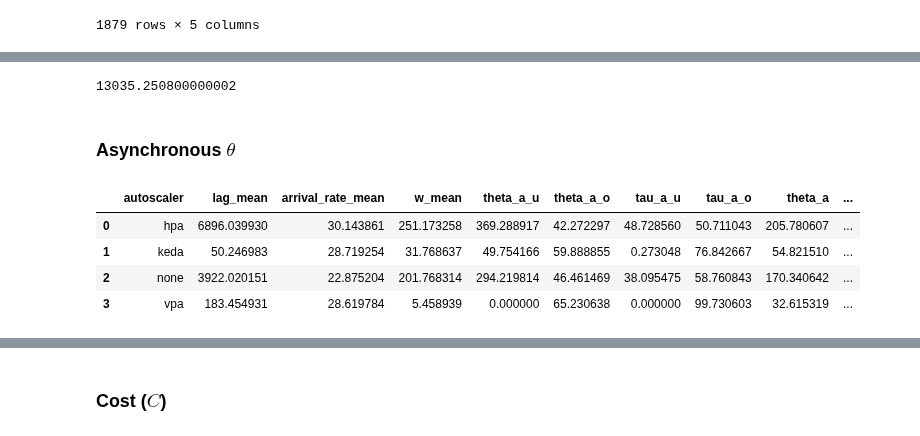
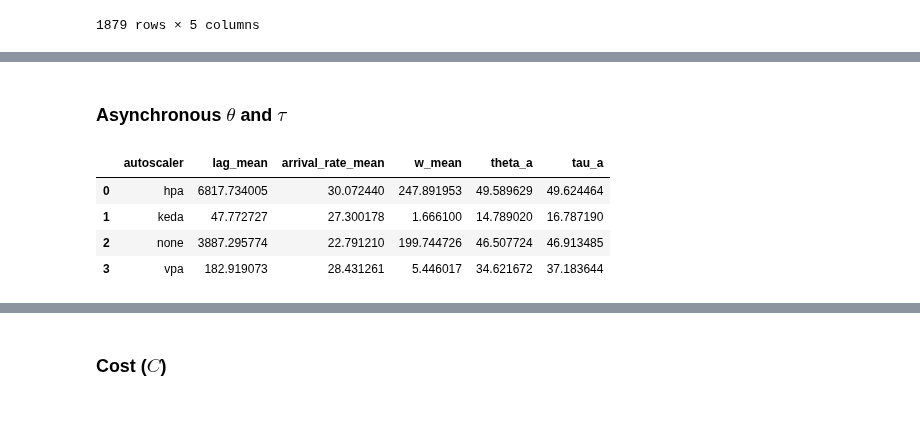
Before and after one commit to kasbench/kasbench-analysis, a Jupyter notebook: src/fdr.ipynb, the cells around one changed output, grey strips where cells are left out. Drawn from its saved outputs; the diff is of its cells as text; code cells hidden in the pictures.

```diff
--- a/src/fdr.ipynb
+++ b/src/fdr.ipynb
@@ -626,19 +566,15 @@ by_autoscaler_df
-# %%
-(28.690849 - 21.449043) * 60 * 30
-# %% [output]
-13035.250800000002
 # %% [markdown]
-### Asynchronous $\theta$
+### Asynchronous $\theta$ and $\tau$
 # %%
 lag_df, agg_df = common.get_asynchronous_metrics(files, RUN, s3_bucket, earliest_run_time, latest_run_time,
-    l_max=20, l_target=10, n_min=0, u_target=0.50, gamma=0.50, omega=0.50, time_slice_seconds=TIME_SLICE_SECONDS,
-    arrival_rate_df=arrival_rate_df, w_max=60, tolerance=0.20)
+    time_slice_seconds=TIME_SLICE_SECONDS,
+    arrival_rate_df=arrival_rate_df, w_max=1, tolerance=0.20, k=3)
 agg_df
 # %% [output]
-|  | autoscaler | lag_mean | arrival_rate_mean | w_mean | theta_a_u | theta_a_o | tau_a_u | tau_a_o | theta_a | ... |
-| 0 | hpa | 6896.039930 | 30.143861 | 251.173258 | 369.288917 | 42.272297 | 48.728560 | 50.711043 | 205.780607 | ... |
-| 1 | keda | 50.246983 | 28.719254 | 31.768637 | 49.754166 | 59.888855 | 0.273048 | 76.842667 | 54.821510 | ... |
-| 2 | none | 3922.020151 | 22.875204 | 201.768314 | 294.219814 | 46.461469 | 38.095475 | 58.760843 | 170.340642 | ... |
-| 3 | vpa | 183.454931 | 28.619784 | 5.458939 | 0.000000 | 65.230638 | 0.000000 | 99.730603 | 32.615319 | ... |
+|  | autoscaler | lag_mean | arrival_rate_mean | w_mean | theta_a | tau_a |
+| 0 | hpa | 6817.734005 | 30.072440 | 247.891953 | 49.589629 | 49.624464 |
+| 1 | keda | 47.772727 | 27.300178 | 1.666100 | 14.789020 | 16.787190 |
+| 2 | none | 3887.295774 | 22.791210 | 199.744726 | 46.507724 | 46.913485 |
+| 3 | vpa | 182.919073 | 28.431261 | 5.446017 | 34.621672 | 37.183644 |
 # %%
 params["asynchronous_metrics_table_html"] = common.weighted_asynchronous_metrics_df_to_html(agg_df)
```
Also changed, not shown: parts of 15 cells of this notebook, 1 other file.
